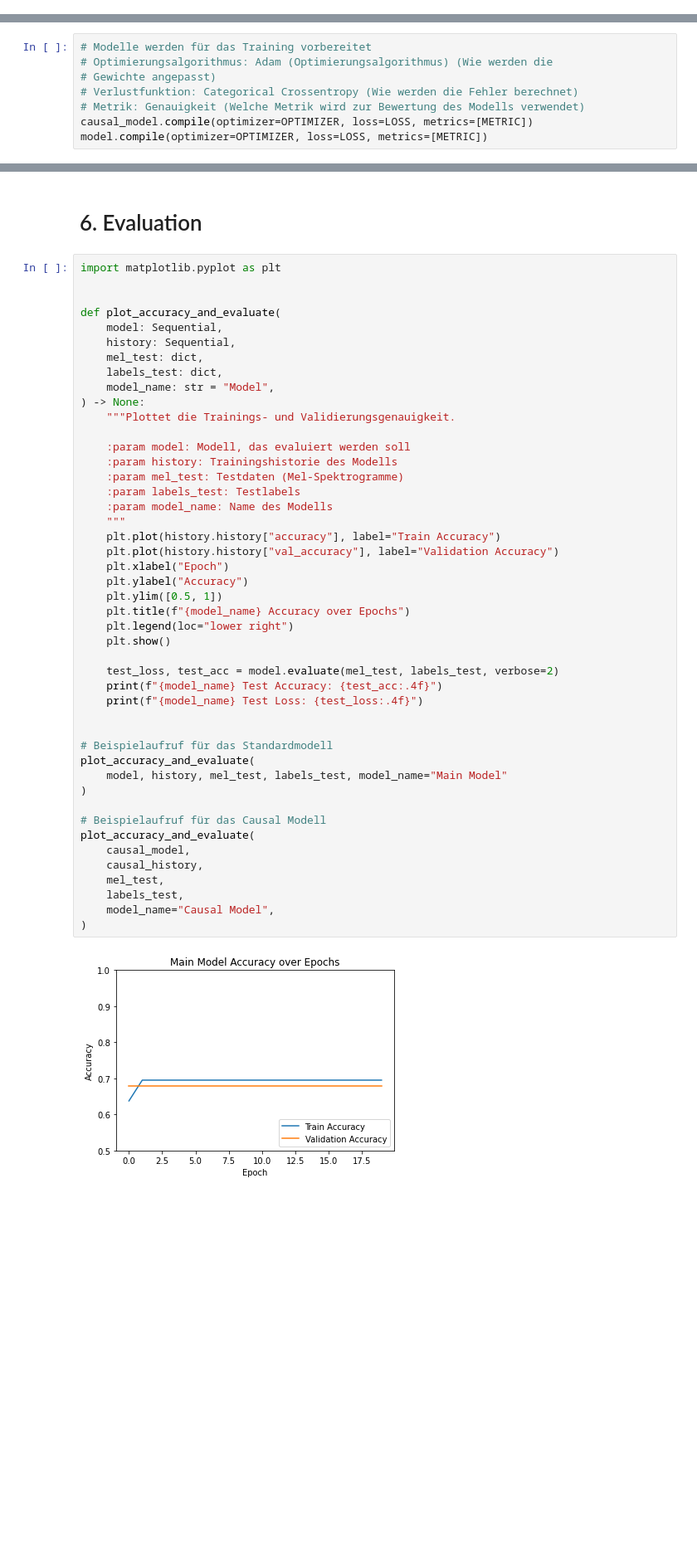
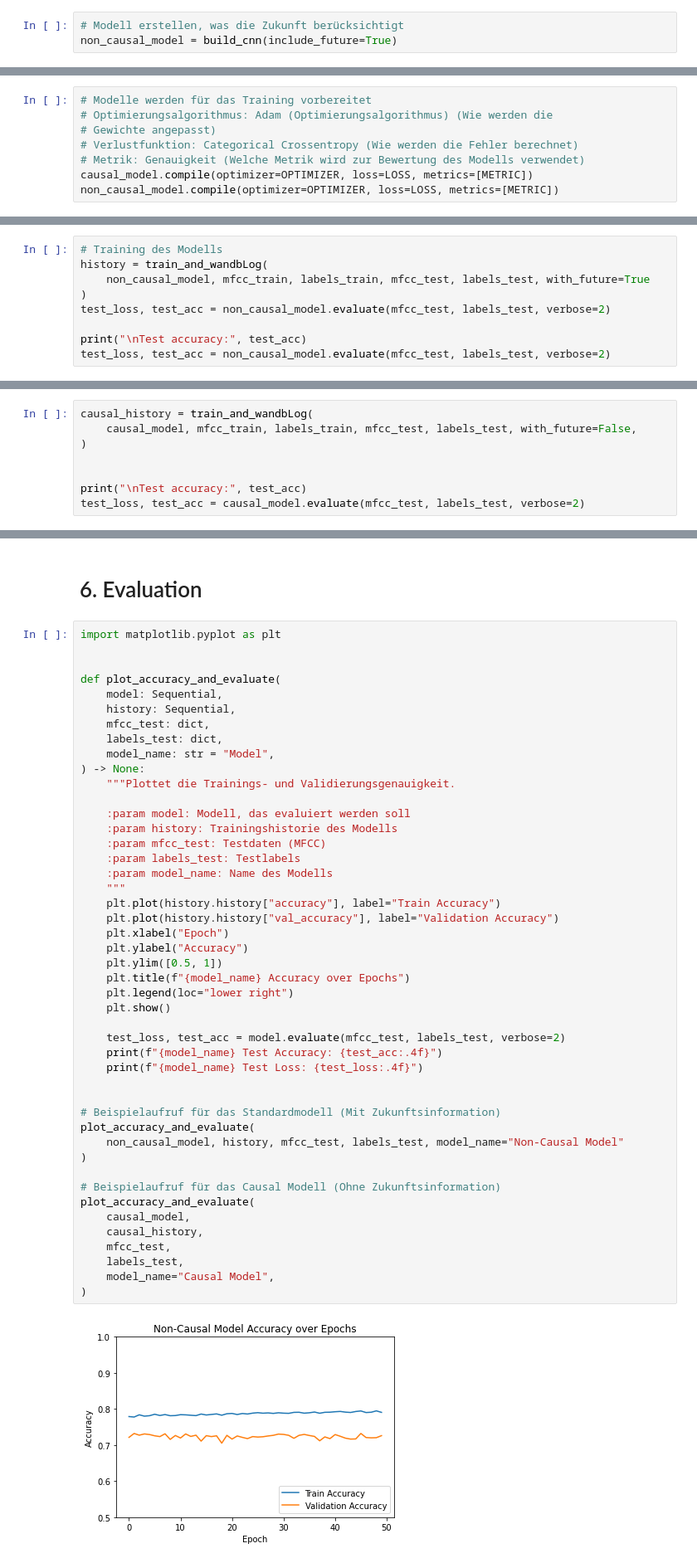
Before and after one commit to nightsplinter/pki, a Jupyter notebook: code/00_CNN/solution.ipynb, the cells around one changed output, grey strips where cells are left out. Shown at 83% size. Drawn from its saved outputs; the diff is of its cells as text; blank space fills up the shorter version.

```diff
--- a/code/00_CNN/solution.ipynb
+++ b/code/00_CNN/solution.ipynb
@@ -170,0 +338,3 @@ model = build_cnn(include_future=True)
+# %%
+# Modell erstellen, was die Zukunft berücksichtigt
+non_causal_model = build_cnn(include_future=True)
@@ -177,7 +368,7 @@ model = build_cnn(include_future=True)
 # Verlustfunktion: Categorical Crossentropy (Wie werden die Fehler berechnet)
 # Metrik: Genauigkeit (Welche Metrik wird zur Bewertung des Modells verwendet)
 causal_model.compile(optimizer=OPTIMIZER, loss=LOSS, metrics=[METRIC])
-model.compile(optimizer=OPTIMIZER, loss=LOSS, metrics=[METRIC])
+non_causal_model.compile(optimizer=OPTIMIZER, loss=LOSS, metrics=[METRIC])
 # %% [markdown]
 #  5 Schritt: W&B Project initialisieren und Modell trainieren
 # %%
@@ -261,0 +431,9 @@ WARNING:absl:Found untraced functions such as _jit_compiled_convolution_op, _jit
+# %%
+# Training des Modells
+history = train_and_wandbLog(
+    non_causal_model, mfcc_train, labels_train, mfcc_test, labels_test, with_future=True
+)
+test_loss, test_acc = non_causal_model.evaluate(mfcc_test, labels_test, verbose=2)
+
+print("\nTest accuracy:", test_acc)
+test_loss, test_acc = non_causal_model.evaluate(mfcc_test, labels_test, verbose=2)
@@ -261,0 +457,8 @@ WARNING:absl:Found untraced functions such as _jit_compiled_convolution_op, _jit
+# %%
+causal_history = train_and_wandbLog(
+    causal_model, mfcc_train, labels_train, mfcc_test, labels_test, with_future=False,
+)
+
+
+print("\nTest accuracy:", test_acc)
+test_loss, test_acc = causal_model.evaluate(mfcc_test, labels_test, verbose=2)
@@ -268,44 +490,44 @@ import matplotlib.pyplot as plt
 def plot_accuracy_and_evaluate(
     model: Sequential,
     history: Sequential,
-    mel_test: dict,
+    mfcc_test: dict,
     labels_test: dict,
     model_name: str = "Model",
 ) -> None:
     """Plottet die Trainings- und Validierungsgenauigkeit.
 
     :param model: Modell, das evaluiert werden soll
     :param history: Trainingshistorie des Modells
-    :param mel_test: Testdaten (Mel-Spektrogramme)
+    :param mfcc_test: Testdaten (MFCC)
     :param labels_test: Testlabels
     :param model_name: Name des Modells
     """
     plt.plot(history.history["accuracy"], label="Train Accuracy")
     plt.plot(history.history["val_accuracy"], label="Validation Accuracy")
     plt.xlabel("Epoch")
     plt.ylabel("Accuracy")
     plt.ylim([0.5, 1])
     plt.title(f"{model_name} Accuracy over Epochs")
     plt.legend(loc="lower right")
     plt.show()
 
-    test_loss, test_acc = model.evaluate(mel_test, labels_test, verbose=2)
+    test_loss, test_acc = model.evaluate(mfcc_test, labels_test, verbose=2)
     print(f"{model_name} Test Accuracy: {test_acc:.4f}")
     print(f"{model_name} Test Loss: {test_loss:.4f}")
 
 
-# Beispielaufruf für das Standardmodell
+# Beispielaufruf für das Standardmodell (Mit Zukunftsinformation)
 plot_accuracy_and_evaluate(
-    model, history, mel_test, labels_test, model_name="Main Model"
+    non_causal_model, history, mfcc_test, labels_test, model_name="Non-Causal Model"
 )
 
-# Beispielaufruf für das Causal Modell
+# Beispielaufruf für das Causal Modell (Ohne Zukunftsinformation)
 plot_accuracy_and_evaluate(
     causal_model,
     causal_history,
-    mel_test,
+    mfcc_test,
     labels_test,
     model_name="Causal Model",
 )
 # %% [output]
-[figure, old version]
+[figure, new version]
```
Also changed, not shown: parts of 19 cells of this notebook.
